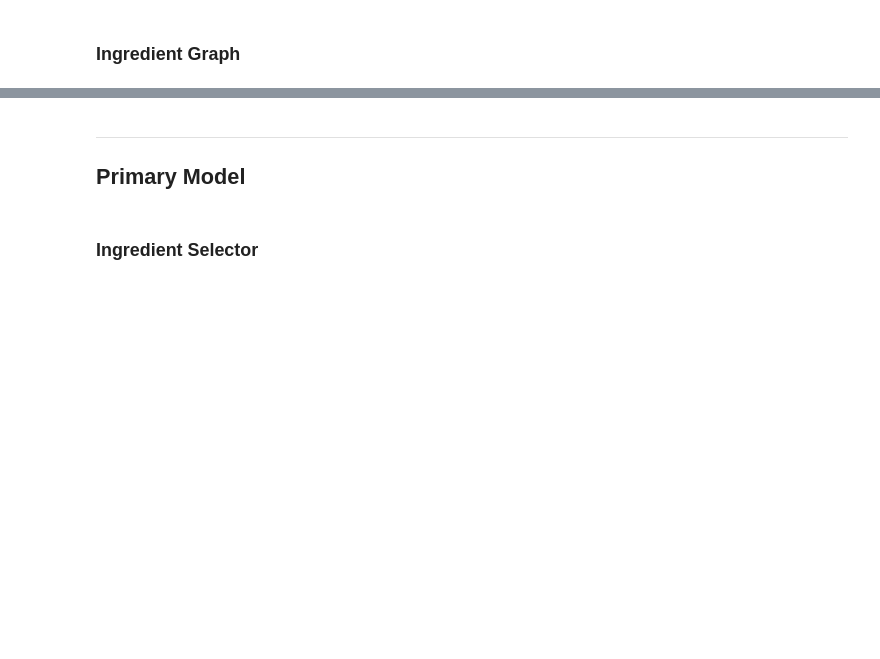
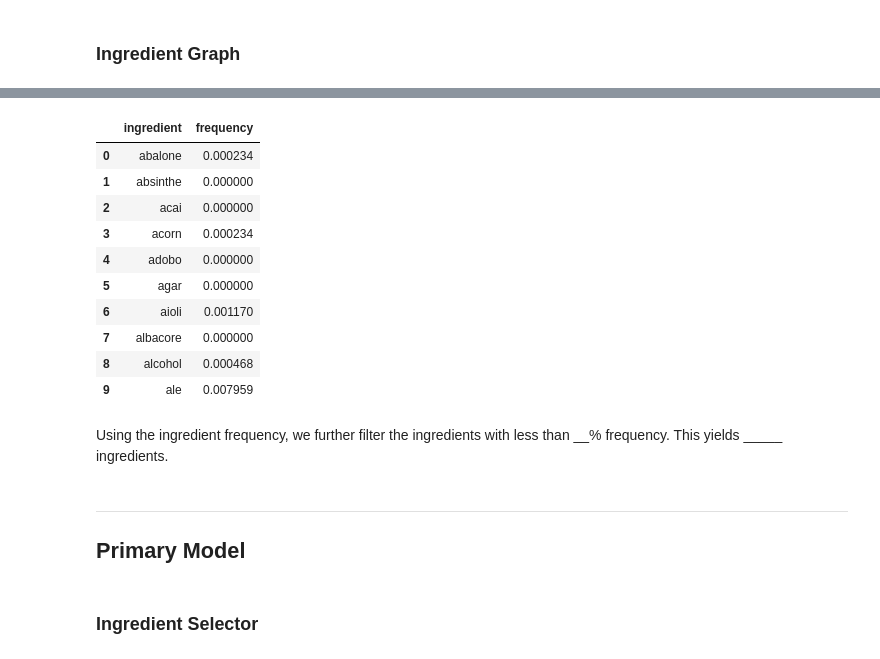
Before and after one commit to evan-ng/recipe, a Jupyter notebook: tastebud.ipynb, the cells around one changed output, grey strips where cells are left out. Saved outputs shown, nothing was run; the diff lists cells and outputs as text; code cells hidden in the pictures; blank space fills up the shorter version.

Commit message:
Add ingredient frequency

```diff
--- a/tastebud.ipynb
+++ b/tastebud.ipynb
@@ -236,3 +300,21 @@ get_closest_ingredient(["tomatoes"], ingredients_df)
+# %%
+ingredients_frequency_df = pd.read_csv('data/ingredients_frequency.csv', header=None, names=["ingredient", "frequency"])
+# %%
+ingredients_frequency_df[:10]
+# %% [output]
+|  | ingredient | frequency |
+| 0 | abalone | 0.000234 |
+| 1 | absinthe | 0.000000 |
+| 2 | acai | 0.000000 |
+| 3 | acorn | 0.000234 |
+| 4 | adobo | 0.000000 |
+| 5 | agar | 0.000000 |
+| 6 | aioli | 0.001170 |
+| 7 | albacore | 0.000000 |
+| 8 | alcohol | 0.000468 |
+| 9 | ale | 0.007959 |
+# %% [markdown]
+Using the ingredient frequency, we further filter the ingredients with less than __% frequency. This yields _____ ingredients.
 # %% [markdown]
 ----
 ## Primary Model
```
Also changed, not shown: parts of 12 cells of this notebook, 5 other files.
